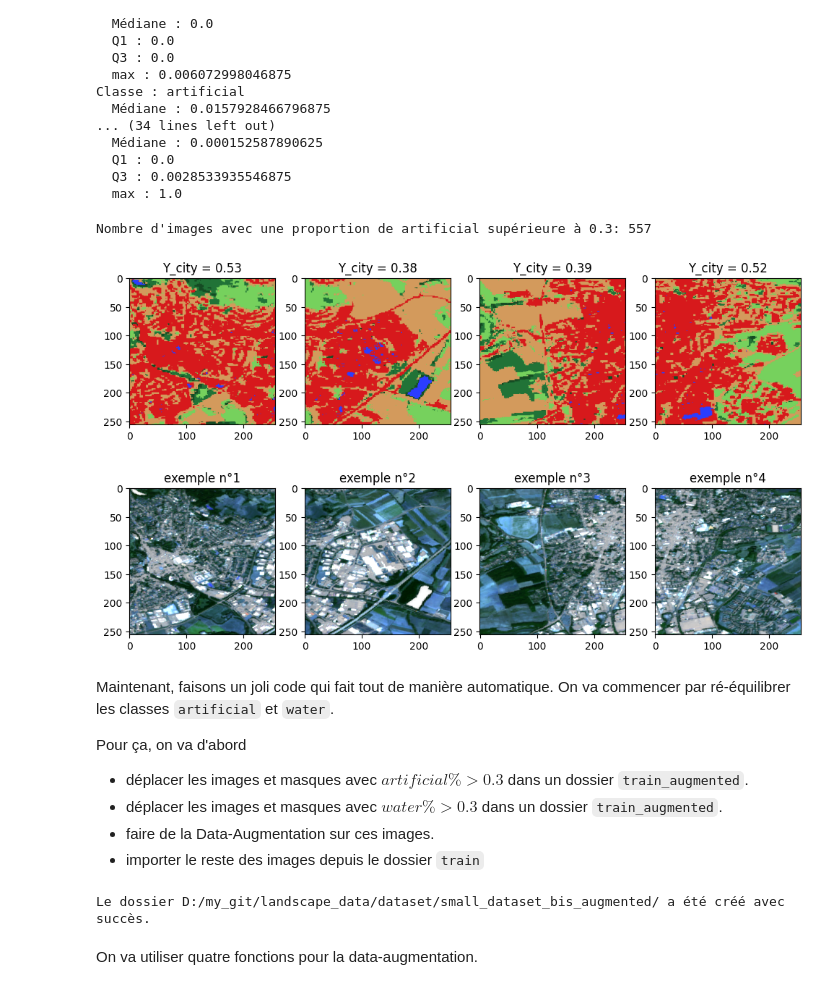
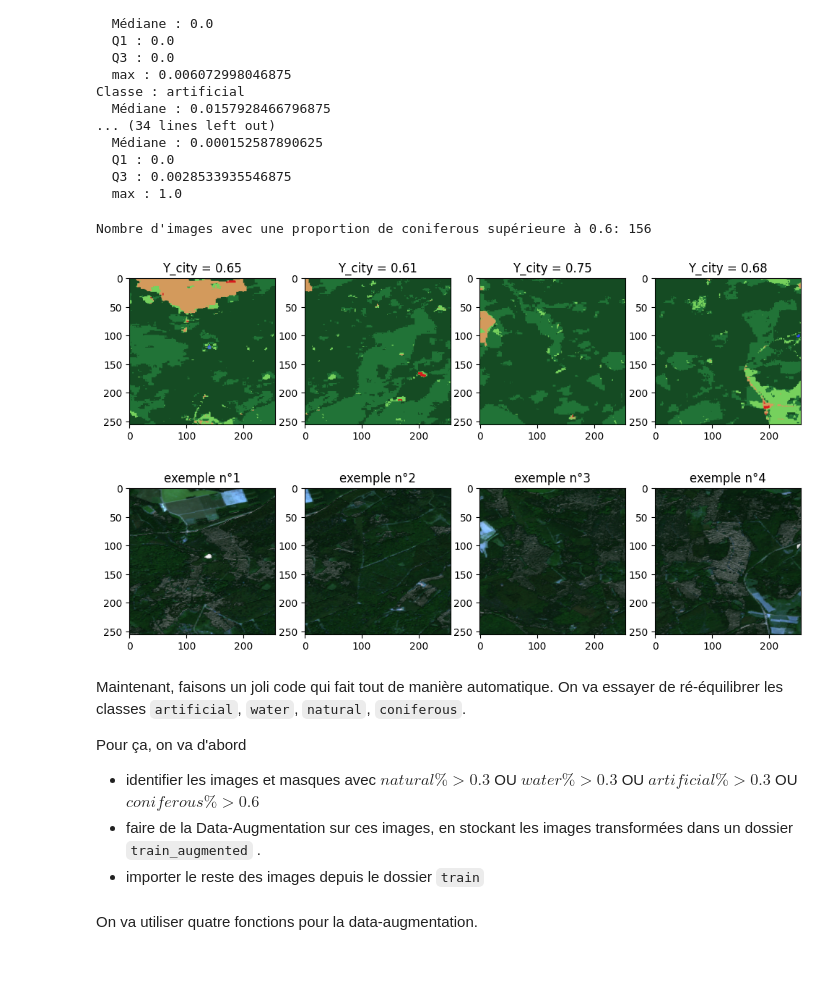
Before and after one commit to yannasyr/landcover, a Jupyter notebook: Yann/yannv3.ipynb, the cells around one changed output. Drawn from its saved outputs; the diff is of its cells as text; code cells hidden in the pictures.

Commit message:
advancement in rebalanced classes

````diff
--- a/Yann/yannv3.ipynb
+++ b/Yann/yannv3.ipynb
@@ -394,18 +394,20 @@ Classe : artificial
   Q3 : 0.0028533935546875
   max : 1.0
 # %%
-classe_interet = "artificial"
+# Rappel des classes : 'no_data', 'clouds', 'artificial', 'cultivated', 'broadleaf',
+# 'coniferous', 'herbaceous', 'natural', 'snow', 'water'
+classe_interet = "coniferous"
 
 # Indice de la classe dans la liste.
 indice_classe = classes.index(classe_interet)
 
 # Taux de pourcentage minimum de cette classe dans l'image
-seuil = 0.3
+seuil = 0.6
 indices_images_sup_seuil = np.where(data_array[:, indice_classe] > seuil)[0]
 
 print(f"Nombre d'images avec une proportion de {classe_interet} supérieure à {seuil}: {len(indices_images_sup_seuil)}")
 # %% [output]
-Nombre d'images avec une proportion de artificial supérieure à 0.3: 557
+Nombre d'images avec une proportion de coniferous supérieure à 0.6: 156
 # %%
 CLASSES_COLORPALETTE = {
     0: [0, 0, 0],
@@ -417,35 +419,35 @@ CLASSES_COLORPALETTE = {
     6: [118, 209, 93],
     7: [130, 130, 130],
     8: [255, 255, 255],
     9: [43, 61, 255]
 }
 
 compteur = 0
 compteur_a_passer = 0
 compteur_plot = 1
 
 plt.figure(figsize=(12,5))
 
 for mask in os.listdir(dossier_masks):
     if compteur in indices_images_sup_seuil:
         if compteur_a_passer > 8:
             if compteur_plot <= 4:
                 chemin_mask = os.path.join(dossier_masks, mask)
 
                 with TiffFile(chemin_mask) as tifm:
                     mask = tifm.asarray()
 
                 mask_rgb = np.zeros((mask.shape[0], mask.shape[1], 3), dtype=np.uint8)
                 for cls, color in CLASSES_COLORPALETTE.items():
                     mask_rgb[mask == cls] = color
-                plt.subplot(1,4,compteur_plot), plt.imshow(mask_rgb), plt.title(f'Y_city = {stock_Y_train_mask[compteur][2]:.2f}')
+                plt.subplot(1,4,compteur_plot), plt.imshow(mask_rgb), plt.title(f'Y_city = {stock_Y_train_mask[compteur][indice_classe]:.2f}')
                 compteur_plot += 1
         compteur_a_passer += 1
     compteur += 1
 
 plt.show()
 # %% [output]
-[figure, old version]
+[figure, new version]
 # %%
 dossier_images = 'D:/my_git/landscape_data/dataset/train/images/'
 
@@ -476,33 +478,30 @@ for image in os.listdir(dossier_images):
 
 plt.show()
 # %% [output]
-[figure, old version]
+[figure, new version]
 # %% [markdown]
-Maintenant, faisons un joli code qui fait tout de manière automatique. On va commencer par ré-équilibrer les classes ```artificial``` et ```water```.
+Maintenant, faisons un joli code qui fait tout de manière automatique. On va essayer de ré-équilibrer les classes ```artificial```, ```water```, ```natural```, ```coniferous```.
 
 Pour ça, on va d'abord
-- déplacer les images et masques avec $artificial\% > 0.3$ dans un dossier ```train_augmented```.
-- déplacer les images et masques avec $water\% > 0.3$ dans un dossier ```train_augmented```.
-- faire de la Data-Augmentation sur ces images.
+- identifier les images et masques avec $natural\% > 0.3$ OU $water\% > 0.3$ OU $artificial\% > 0.3$ OU $coniferous\% > 0.6$
+- faire de la Data-Augmentation sur ces images, en stockant les images transformées dans un dossier ```train_augmented``` .
 - importer le reste des images depuis le dossier ```train```
 # %%
 import shutil
 
-# Dossier contenant les masques de segmentation ()
-dossier_train = 'D:/my_git/landscape_data/dataset/small_dataset_bis/'
-dossier_augmented = 'D:/my_git/landscape_data/dataset/small_dataset_bis_augmented/'
+# Dossier contenant les images et les masques de segmentation
+dossier_train = 'D:/my_git/landscape_data/dataset/train/'
 dossier_images = dossier_train + 'images/'
 dossier_masks = dossier_train + 'masks/'
 
-# Si le dossier "augmented" n'existe pas, on le créé.
-if not os.path.exists(dossier_augmented):
-    os.makedirs(dossier_augmented)
-    print(f"Le dossier {dossier_augmented} a été créé avec succès.")
-
 seuil_per_water = 0.3
 seuil_per_city = 0.3
+seuil_per_natural = 0.3
+seuil_per_conif = 0.6
 
-# Déplacement des images intéressantes.
+liste_images_interet = []
+
+# Identification des images intéressantes.
 for mask_filename in os.listdir(dossier_masks):
     chemin_mask = os.path.join(dossier_masks, mask_filename)
     chemin_image = os.path.join(dossier_images, mask_filename)
@@ -510,19 +509,10 @@ for mask_filename in os.listdir(dossier_masks):
     with TiffFile(chemin_mask) as tifm:
         mask = tifm.asarray()
 
-    Y = get_Y(mask) # Y[2] = 'artificial' and Y[9] = 'water'
+    Y = get_Y(mask) # Y[2] = 'artificial' ; Y[5] = 'coniferous' ; Y[7] = 'natural' ; Y[9] = 'water'
 
-    if Y[2] > seuil_per_city or Y[9] > seuil_per_water:
-        destination_mask = os.path.join(dossier_augmented, 'masks', mask_filename)
-        destination_image = os.path.join(dossier_augmented, 'images', mask_filename)
-
-        os.makedirs(os.path.dirname(destination_mask), exist_ok=True)
-        os.makedirs(os.path.dirname(destination_image), exist_ok=True)
-
-        shutil.copy(chemin_mask, destination_mask)
-        shutil.copy(chemin_image, destination_image)
+    if Y[2] > seuil_per_city or Y[9] > seuil_per_water or Y[5] > seuil_per_conif  or Y[7] > seuil_per_natural :
+        liste_images_interet.append(mask_filename)
-# %% [output]
-Le dossier D:/my_git/landscape_data/dataset/small_dataset_bis_augmented/ a été créé avec succès.
 # %% [markdown]
 On va utiliser quatre fonctions pour la data-augmentation.
 # %%
````
Also changed, not shown: parts of 9 cells of this notebook.
